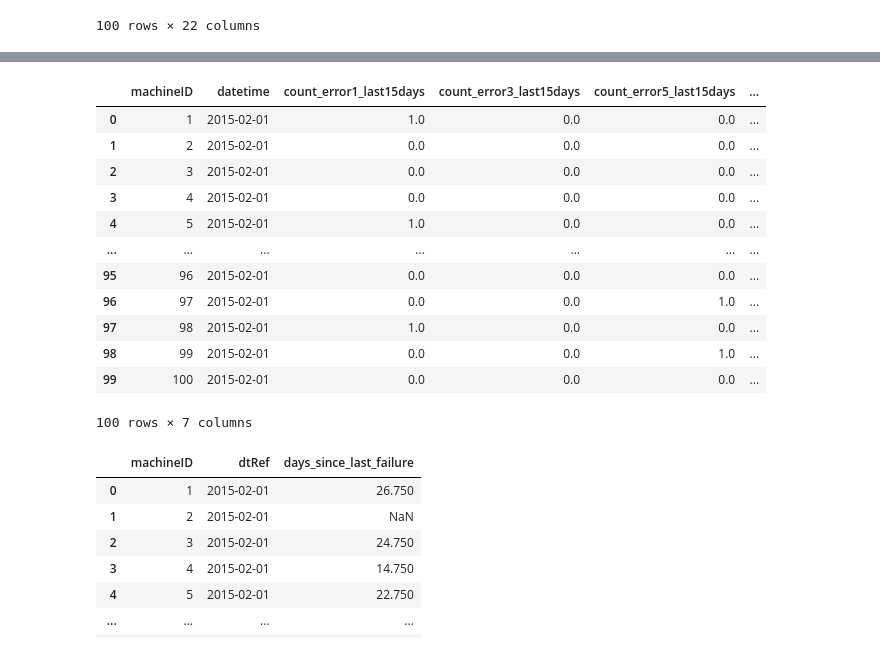
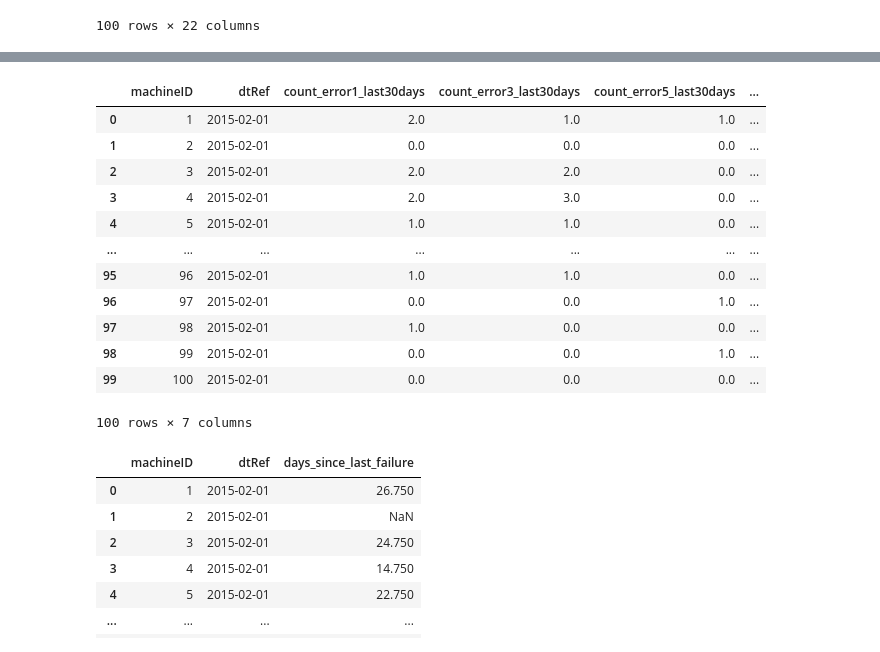
Before and after one commit to jooaobrum/preditive-maintenance, a Jupyter notebook: notebooks/pdm-exploration-features.ipynb, the cells around one changed output, grey strips where cells are left out. Saved outputs shown, nothing was run; the diff lists cells and outputs as text; code cells hidden in the pictures.

```diff
--- a/notebooks/pdm-exploration-features.ipynb
+++ b/notebooks/pdm-exploration-features.ipynb
@@ -17,7 +17,7 @@ from datetime import datetime, timedelta
 # %% [markdown]
 ### Load Data
 # %%
-df_errors = pd.read_csv('data/PdM_errors.csv')
+df_errors = pd.read_csv('../data/PdM_errors.csv')
 df_errors.head()
 # %% [output]
 |  | datetime | machineID | errorID |
@@ -320,25 +304,25 @@ df_count
 | 99 | 100 | 2015-02-01 | 0.0 | 0.0 | 0.0 | ... |
 100 rows × 6 columns
 # %%
-df1 = select_window(df_errors, day, 15)
+df1 = select_window(df_errors, day, 30)
 df_count_errors = pd.DataFrame()
 df_count_errors['machineID'] = [i for i in range(1, 101)]
 df_count_errors['dtRef'] = day
 for error in df_errors['errorID'].unique():
-    df2 = df1[df1['errorID'] == error].groupby('machineID')['datetime'].count().reset_index().rename(columns = {'datetime': 'count_' + error + '_last15days'})
+    df2 = df1[df1['errorID'] == error].groupby('machineID')['datetime'].count().reset_index().rename(columns = {'datetime': 'count_' + error + '_last30days'})
 
     df_count_errors = pd.merge(df_count_errors, df2, on = 'machineID', how = 'left').fillna(0)
 
 df_count_errors
 # %% [output]
-|  | machineID | datetime | count_error1_last15days | count_error3_last15days | count_error5_last15days | ... |
-| 0 | 1 | 2015-02-01 | 1.0 | 0.0 | 0.0 | ... |
+|  | machineID | dtRef | count_error1_last30days | count_error3_last30days | count_error5_last30days | ... |
+| 0 | 1 | 2015-02-01 | 2.0 | 1.0 | 1.0 | ... |
 | 1 | 2 | 2015-02-01 | 0.0 | 0.0 | 0.0 | ... |
-| 2 | 3 | 2015-02-01 | 0.0 | 0.0 | 0.0 | ... |
-| 3 | 4 | 2015-02-01 | 0.0 | 0.0 | 0.0 | ... |
-| 4 | 5 | 2015-02-01 | 1.0 | 0.0 | 0.0 | ... |
+| 2 | 3 | 2015-02-01 | 2.0 | 2.0 | 0.0 | ... |
+| 3 | 4 | 2015-02-01 | 2.0 | 3.0 | 0.0 | ... |
+| 4 | 5 | 2015-02-01 | 1.0 | 1.0 | 0.0 | ... |
 | ... | ... | ... | ... | ... | ... | ... |
-| 95 | 96 | 2015-02-01 | 0.0 | 0.0 | 0.0 | ... |
+| 95 | 96 | 2015-02-01 | 1.0 | 1.0 | 0.0 | ... |
 | 96 | 97 | 2015-02-01 | 0.0 | 0.0 | 1.0 | ... |
 | 97 | 98 | 2015-02-01 | 1.0 | 0.0 | 0.0 | ... |
 | 98 | 99 | 2015-02-01 | 0.0 | 0.0 | 1.0 | ... |
```
Also changed, not shown: parts of 26 cells of this notebook, 5 other files.
